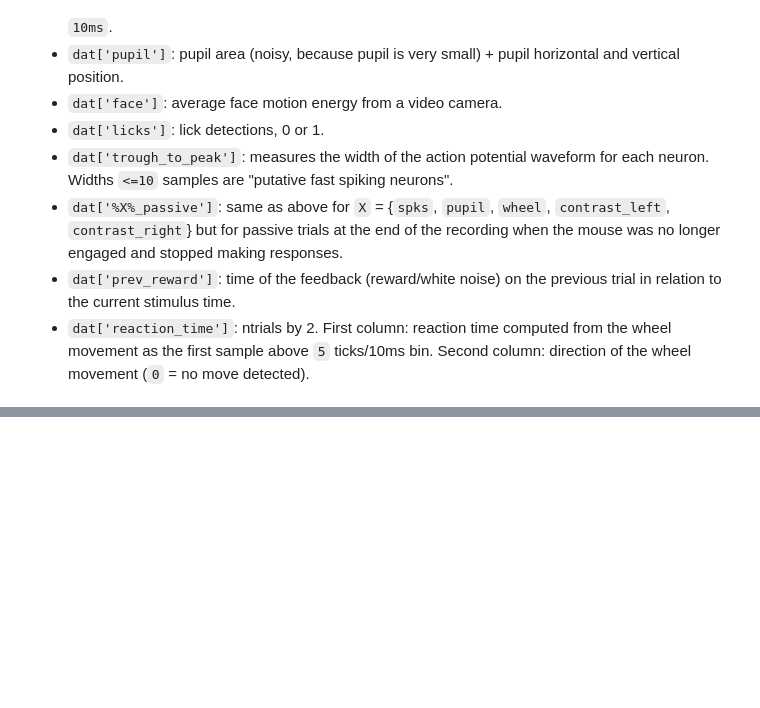
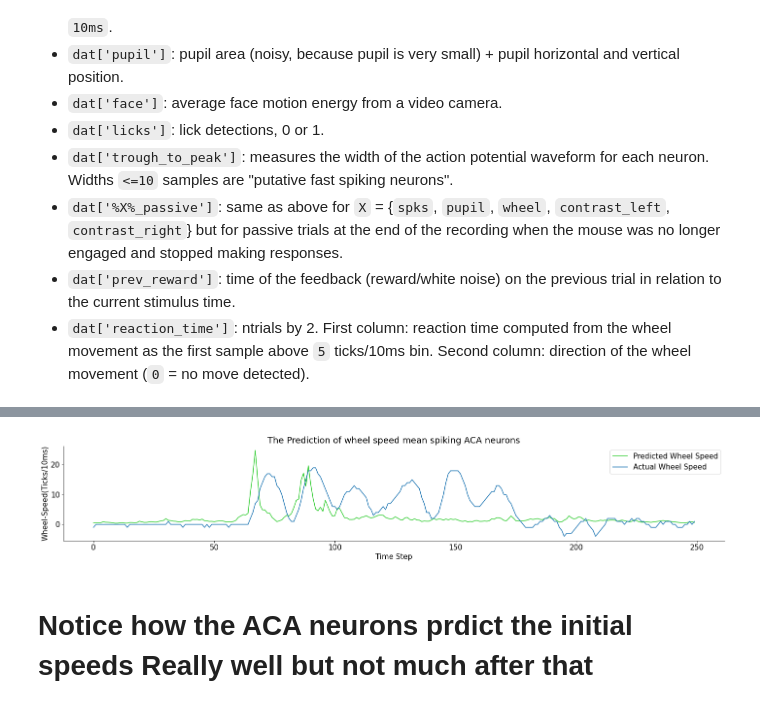
Before and after one commit to Enormous-Ferrets/steinmetz-analysis, a Jupyter notebook: himanshu/def_func.ipynb, the cells around one changed output, grey strips where cells are left out. Cells and saved outputs as stored; diff of their text form; code cells hidden in the pictures; blank space fills up the shorter version.

```diff
--- a/himanshu/def_func.ipynb
+++ b/himanshu/def_func.ipynb
@@ -224,0 +290,12 @@ print(X_st.shape)
+# %%
+plt.plot(pred_specified, color='limegreen',label="Predicted Wheel Speed")
+plt.plot(wheel[0],label="Actual Wheel Speed")
+plt.xlabel("Time Step")
+plt.ylabel("Wheel-Speed(Ticks/10ms)")
+plt.legend()
+plt.title("The Prediction of wheel speed mean spiking of ACA neurons")
+plt.show()
+# %% [output]
+[figure, added]
+# %% [markdown]
+# Notice how the ACA neurons prdict the initial speeds Really well but not much after that
```
Also changed, not shown: parts of 11 cells of this notebook.
